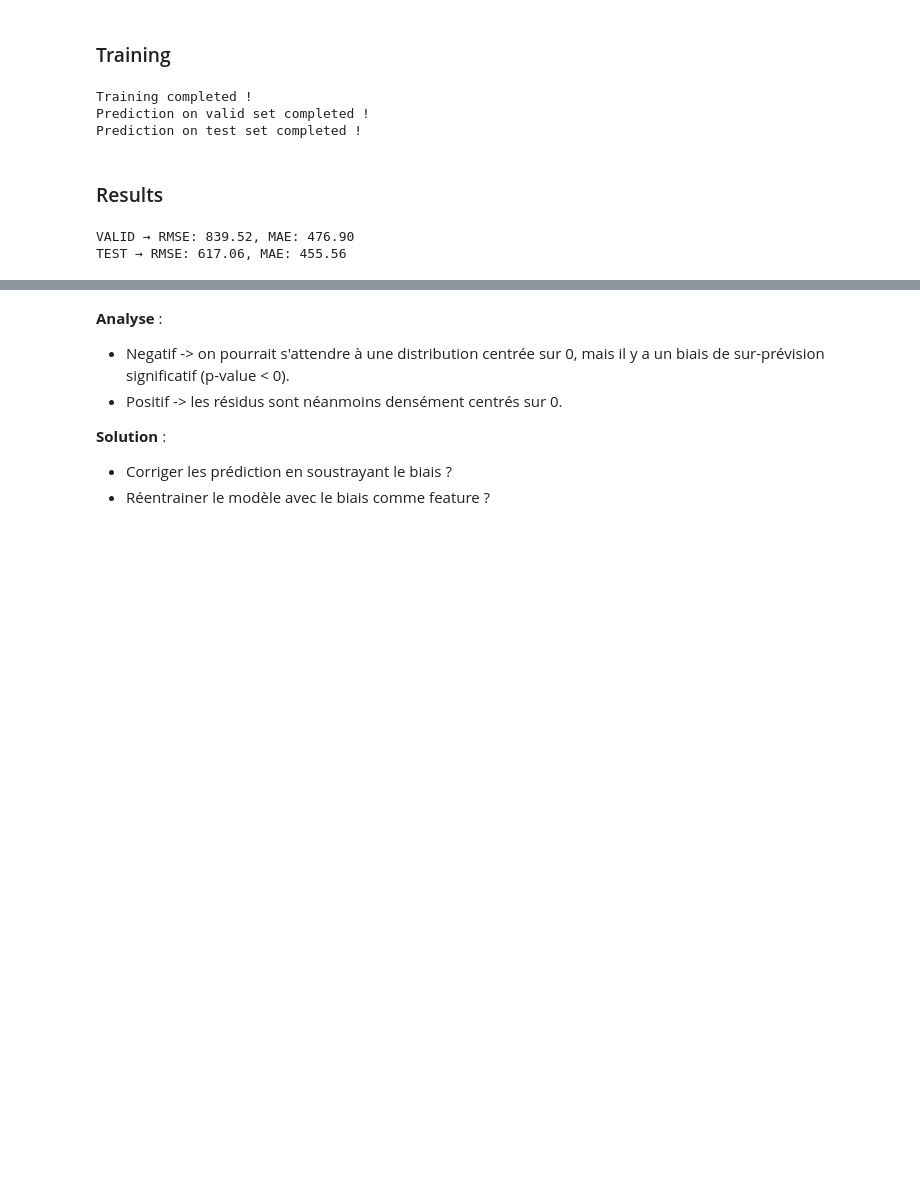
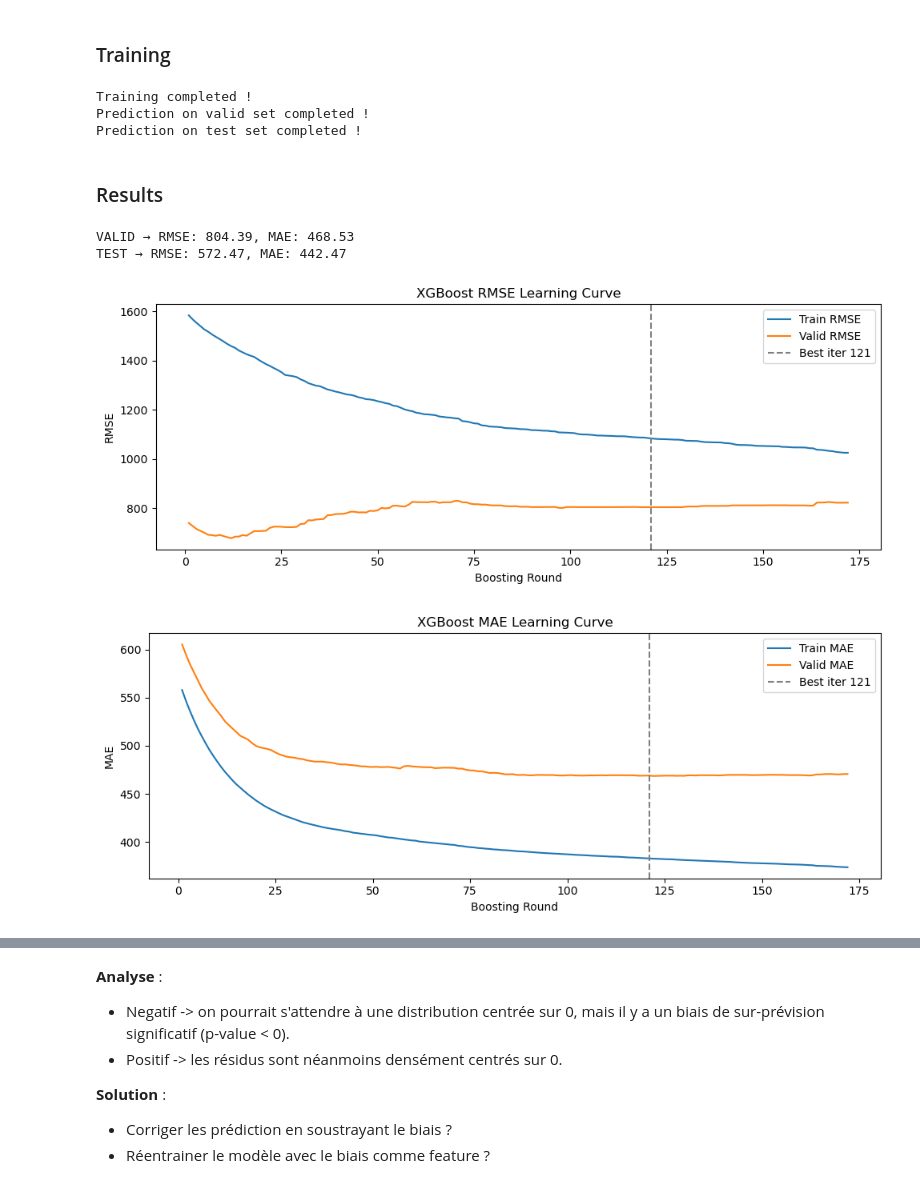
Before and after one commit to DromnHell/Electricity-consumption-in-France, a Jupyter notebook: preprocessing and_training.ipynb, the cells around one changed output, grey strips where cells are left out. Cells and saved outputs as stored; diff of their text form; code cells hidden in the pictures; blank space fills up the shorter version.

```diff
--- a/preprocessing and_training.ipynb
+++ b/preprocessing and_training.ipynb
@@ -256,54 +262,81 @@ pipe = Pipeline([
 # %% [markdown]
 ### Training
-# %%
-## Training ##
-
-pipe.fit(X_train_resid, y_train_resid)
-print("Training completed !")
-
-X_valid_pre = pipe.named_steps['prep'].transform(X_valid_resid)
-assert not np.isnan(X_valid_pre).any()
-X_test_pre  = pipe.named_steps['prep'].transform(X_test_resid)
-assert not np.isnan(X_test_pre).any()
-
-model = pipe.named_steps['model']
-
-resid_pred_valid = model.predict(X_valid_pre)
-cons_pred_valid  = valid_fe_clean['Prévision J'] + resid_pred_valid
-print("Prediction on valid set completed !")
-
-resid_pred_test  = model.predict(X_test_pre)
-cons_pred_test   = test_fe_clean['Prévision J'] + resid_pred_test
-print("Prediction on test set completed !")
-# %% [output]
-Training completed !
-Prediction on valid set completed !
-Prediction on test set completed !
+# %%
+## Training ##
+
+xgb.fit(
+    X_train_pre, y_train_resid,
+    eval_set = [(X_train_pre, y_train_resid),
+              (X_valid_pre, y_valid_resid)],
+    verbose = False
+)
+print("Training completed !")
+
+resid_pred_valid = xgb.predict(X_valid_pre)
+cons_pred_valid  = valid_fe_clean['Prévision J'] + resid_pred_valid
+print("Prediction on valid set completed !")
+
+resid_pred_test  = xgb.predict(X_test_pre)
+cons_pred_test   = test_fe_clean['Prévision J'] + resid_pred_test
+print("Prediction on test set completed !")
+# %% [output]
+Training completed !
+Prediction on valid set completed !
+Prediction on test set completed !
 # %% [markdown]
 ### Results
 # %%
 def print_metrics(y_true, y_pred, label):
     mse  = mean_squared_error(y_true, y_pred)
     rmse = np.sqrt(mse)
     mae  = mean_absolute_error(y_true, y_pred)
     print(f"{label} → RMSE: {rmse:.2f}, MAE: {mae:.2f}")
 
 # VALIDATION
 print_metrics(
     valid_fe_clean['Consommation'],
     cons_pred_valid,
     "VALID"
 )
 
 # TEST
 print_metrics(
     test_fe_clean['Consommation'],
     cons_pred_test,
     "TEST"
 )
+
+result = xgb.evals_result()
+epochs = range(1, len(res['validation_0']['rmse']) + 1)
+
+# RMSE LEARNING CURVES
+plt.figure(figsize = (10,4))
+plt.plot(epochs, result['validation_0']['rmse'], label = 'Train RMSE')
+plt.plot(epochs, result['validation_1']['rmse'], label = 'Valid RMSE')
+plt.axvline(xgb.best_iteration, color = 'gray', linestyle = '--', label = f'Best iter {xgb.best_iteration}')
+plt.xlabel('Boosting Round')
+plt.ylabel('RMSE')
+plt.title('XGBoost RMSE Learning Curve')
+plt.legend()
+plt.tight_layout()
+plt.show()
+
+# MAE LEARNING CURVES
+plt.figure(figsize = (10,4))
+plt.plot(epochs, result['validation_0']['mae'], label = 'Train MAE')
+plt.plot(epochs, result['validation_1']['mae'], label = 'Valid MAE')
+plt.axvline(xgb.best_iteration, color = 'gray', linestyle = '--', label = f'Best iter {xgb.best_iteration}')
+plt.xlabel('Boosting Round')
+plt.ylabel('MAE')
+plt.title('XGBoost MAE Learning Curve')
+plt.legend()
+plt.tight_layout()
+plt.show()
 # %% [output]
-VALID → RMSE: 839.52, MAE: 476.90
-TEST → RMSE: 617.06, MAE: 455.56
+VALID → RMSE: 804.39, MAE: 468.53
+TEST → RMSE: 572.47, MAE: 442.47
+[figure, added]
+[figure, added]
 # %% [markdown]
 **Résultats** :
 
```
Also changed, not shown: parts of 7 cells of this notebook.
